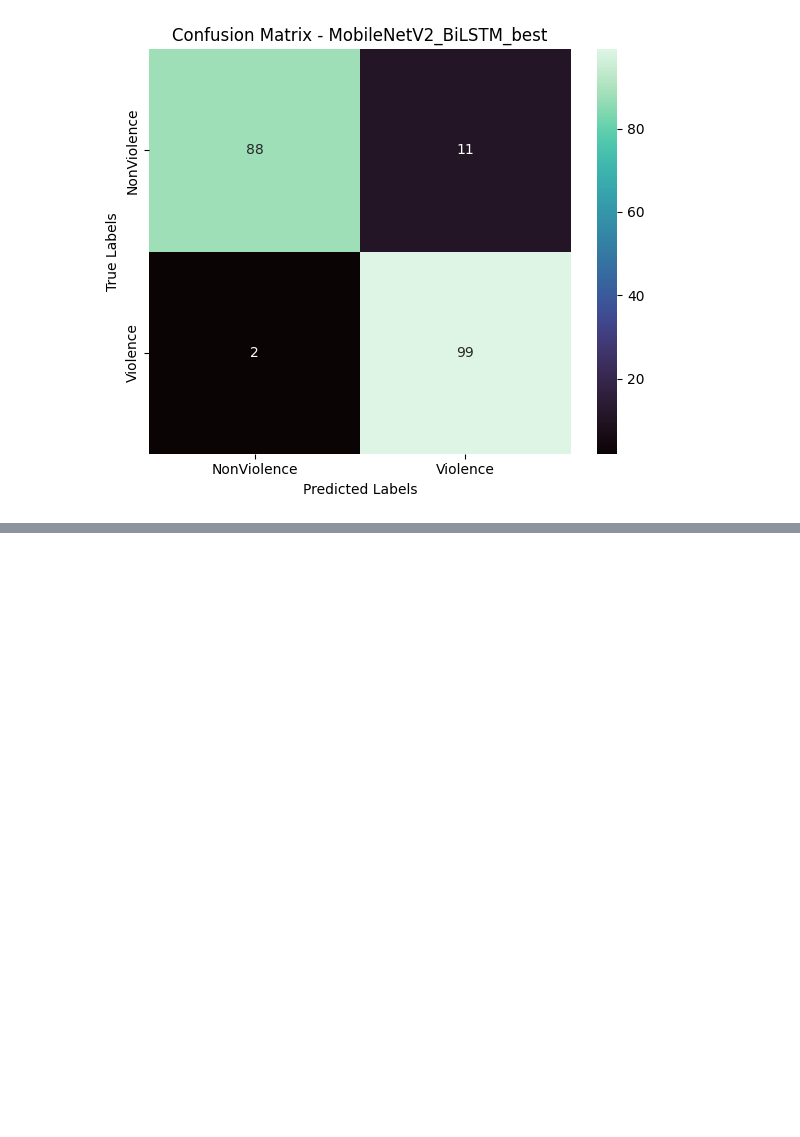
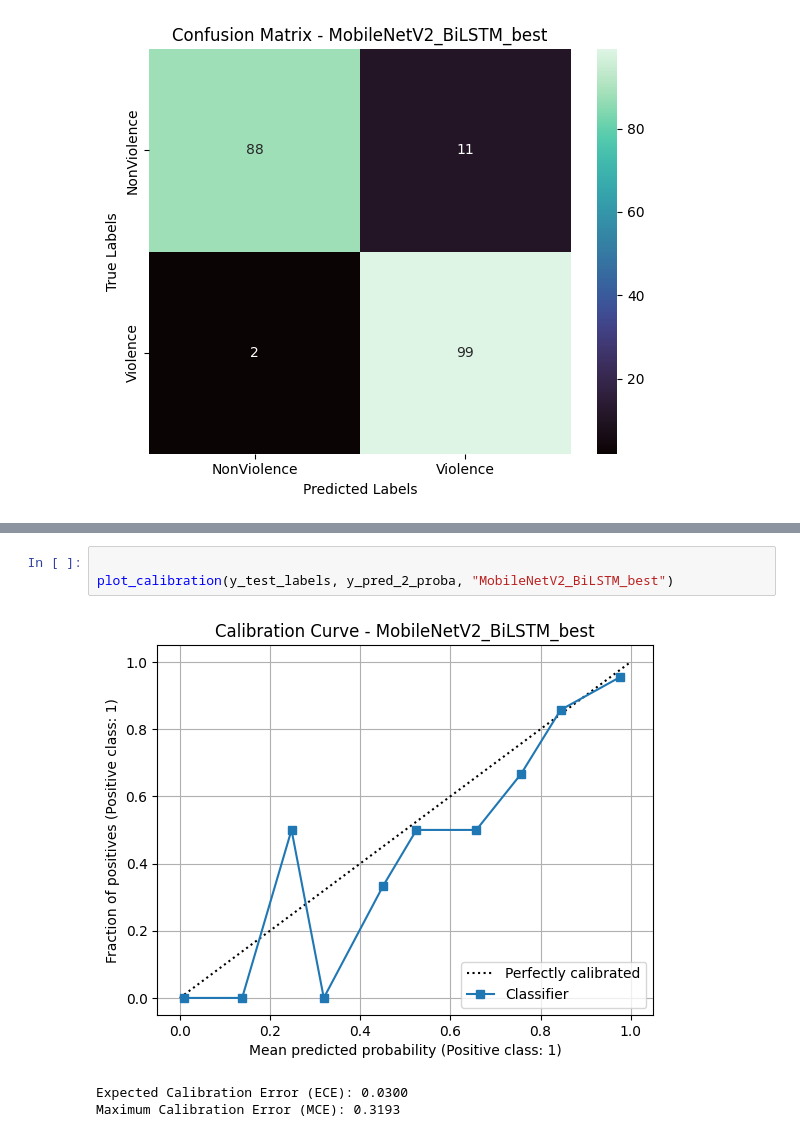
Before and after one commit to Fierynx/vio-sense, a Jupyter notebook: notebooks/2.1_Model_Evaluation.ipynb, the cells around one changed output, grey strips where cells are left out. Saved outputs shown, nothing was run; the diff lists cells and outputs as text; blank space fills up the shorter version.

```diff
--- a/notebooks/2.1_Model_Evaluation.ipynb
+++ b/notebooks/2.1_Model_Evaluation.ipynb
@@ -106,0 +194,7 @@ F1 Score:  0.9384
+# %%
+
+plot_calibration(y_test_labels, y_pred_2_proba, "MobileNetV2_BiLSTM_best")
+# %% [output]
+[figure, added]
+Expected Calibration Error (ECE): 0.0300
+Maximum Calibration Error (MCE): 0.3193
```
Also changed, not shown: parts of 16 cells of this notebook.
